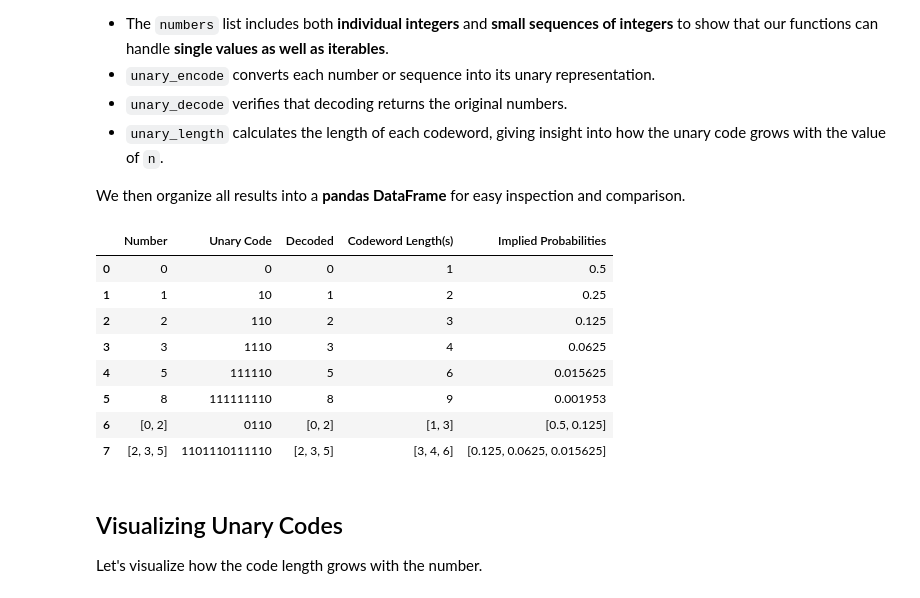
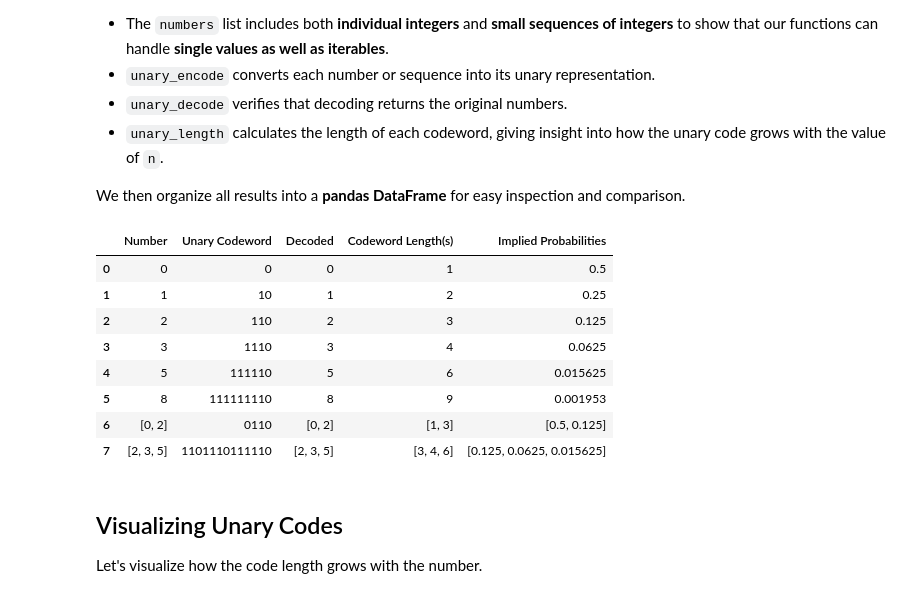
Before and after one commit to jagraves21/mdl-principle, a Jupyter notebook: coding-theory/notebooks/01-unary-code.ipynb, the cells around one changed output. Drawn from its saved outputs; the diff is of its cells as text; code cells hidden in the pictures.

```diff
--- a/coding-theory/notebooks/01-unary-code.ipynb
+++ b/coding-theory/notebooks/01-unary-code.ipynb
@@ -134,21 +134,21 @@ We then organize all results into a **pandas DataFrame** for easy inspection and
 # %%
 numbers = [0, 1, 2, 3, 5, 8, [0,2], [2,3,5]]
 encoded = [unary_encode(number) for number in numbers]
 decoded = [unary_decode(code) for code in encoded]
 lengths = [unary_length(number) for number in numbers]
 probs = [unary_implied_probability(number) for number in numbers]
 
 results_df = pd.DataFrame(
     list(zip(numbers, encoded, decoded, lengths, probs)),
     columns=[
-        "Number", "Unary Code", "Decoded", "Codeword Length(s)", "Implied Probabilities"
+        "Number", "Unary Codeword", "Decoded", "Codeword Length(s)", "Implied Probabilities"
     ]
 )
 
 with pd.option_context("display.max_rows", None, "display.max_columns", None):
     display(results_df)
 # %% [output]
-|  | Number | Unary Code | Decoded | Codeword Length(s) | Implied Probabilities |
+|  | Number | Unary Codeword | Decoded | Codeword Length(s) | Implied Probabilities |
 | 0 | 0 | 0 | 0 | 1 | 0.5 |
 | 1 | 1 | 10 | 1 | 2 | 0.25 |
 | 2 | 2 | 110 | 2 | 3 | 0.125 |
```
Also changed, not shown: parts of 1 cell of this notebook, 1 other file.
